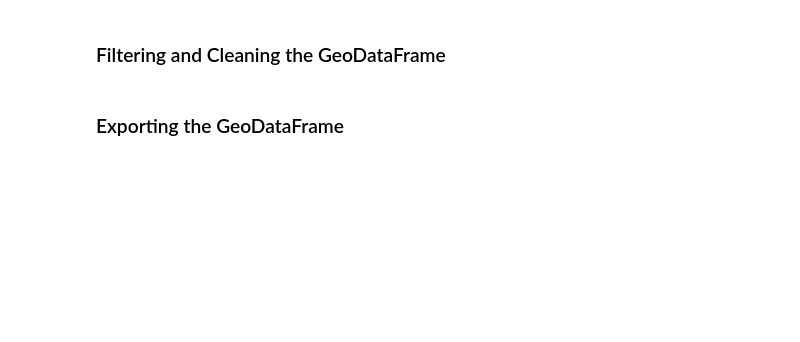
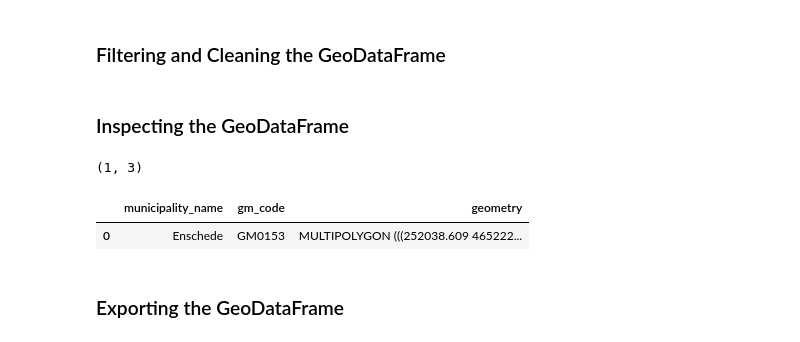
Before and after one commit to armaanFarooqui/portfolio, a Jupyter notebook: vector/notebooks/notebooks.ipynb, the cells around one changed output. Cells and saved outputs as stored; diff of their text form; code cells hidden in the pictures; blank space fills up the shorter version.

```diff
--- a/vector/notebooks/notebooks.ipynb
+++ b/vector/notebooks/notebooks.ipynb
@@ -90,6 +75,17 @@ enschede['geometry'] = enschede['geometry'].apply(make_valid)
 enschede = enschede.to_crs('EPSG:28992')
 
 enschede = enschede.reset_index(drop=True)
+# %% [markdown]
+### Inspecting the GeoDataFrame
+# %%
+enschede.shape
+# %% [output]
+(1, 3)
+# %%
+enschede.head(1)
+# %% [output]
+|  | municipality_name | gm_code | geometry |
+| 0 | Enschede | GM0153 | MULTIPOLYGON (((252038.609 465222... |
 # %% [markdown]
 ### Exporting the GeoDataFrame
 # %%
```
Also changed, not shown: parts of 12 cells of this notebook, 20 other files.
